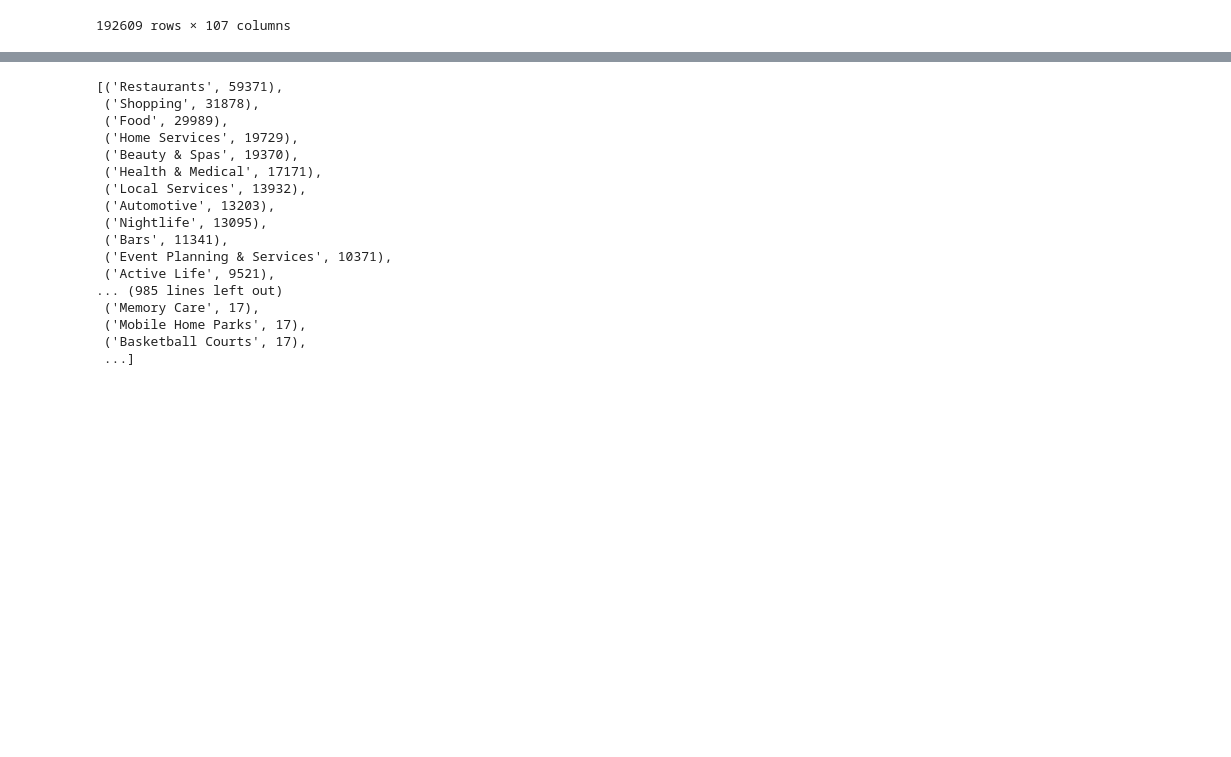
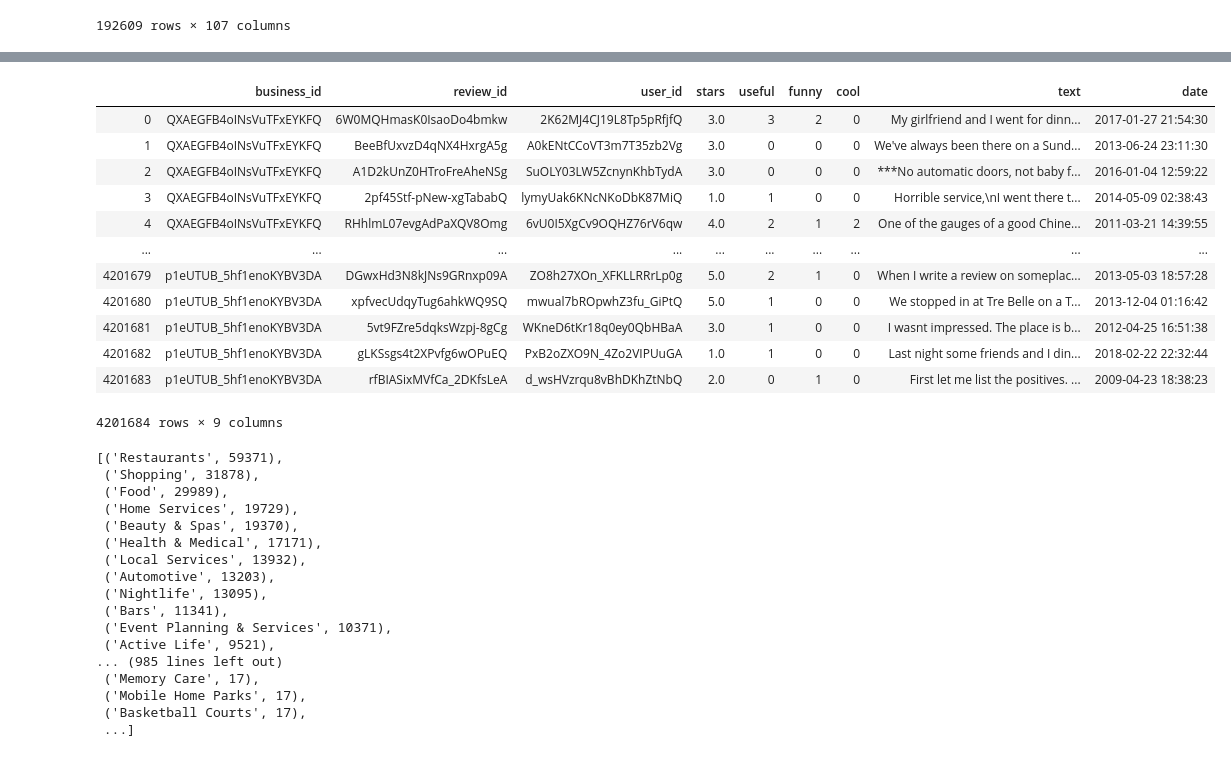
Before and after one commit to wonchankim97/Yelp-Recommender, a Jupyter notebook: EDA_KISOO.ipynb, the cells around one changed output, grey strips where cells are left out. Saved outputs shown, nothing was run; the diff lists cells and outputs as text; code cells hidden in the pictures; blank space fills up the shorter version.

```diff
--- a/EDA_KISOO.ipynb
+++ b/EDA_KISOO.ipynb
@@ -154,0 +217,4 @@ restaurant
+# %%
+#review_restaurant = review[review['business_id'].apply(lambda x:x in list(restaurant['business_id']))]
+res_k = restaurant[['business_id']]
+review_restaurant = res_k.merge(review, how='left',on='business_id')
@@ -155,3 +223,19 @@ restaurant
+# %%
+review_restaurant
+# %% [output]
+|  | business_id | review_id | user_id | stars | useful | funny | cool | text | date |
+| 0 | QXAEGFB4oINsVuTFxEYKFQ | 6W0MQHmasK0IsaoDo4bmkw | 2K62MJ4CJ19L8Tp5pRfjfQ | 3.0 | 3 | 2 | 0 | My girlfriend and I went for dinn... | 2017-01-27 21:54:30 |
+| 1 | QXAEGFB4oINsVuTFxEYKFQ | BeeBfUxvzD4qNX4HxrgA5g | A0kENtCCoVT3m7T35zb2Vg | 3.0 | 0 | 0 | 0 | We've always been there on a Sund... | 2013-06-24 23:11:30 |
+| 2 | QXAEGFB4oINsVuTFxEYKFQ | A1D2kUnZ0HTroFreAheNSg | SuOLY03LW5ZcnynKhbTydA | 3.0 | 0 | 0 | 0 | ***No automatic doors, not baby f... | 2016-01-04 12:59:22 |
+| 3 | QXAEGFB4oINsVuTFxEYKFQ | 2pf45Stf-pNew-xgTababQ | lymyUak6KNcNKoDbK87MiQ | 1.0 | 1 | 0 | 0 | Horrible service,\nI went there t... | 2014-05-09 02:38:43 |
+| 4 | QXAEGFB4oINsVuTFxEYKFQ | RHhlmL07evgAdPaXQV8Omg | 6vU0I5XgCv9OQHZ76rV6qw | 4.0 | 2 | 1 | 2 | One of the gauges of a good Chine... | 2011-03-21 14:39:55 |
+| ... | ... | ... | ... | ... | ... | ... | ... | ... | ... |
+| 4201679 | p1eUTUB_5hf1enoKYBV3DA | DGwxHd3N8kJNs9GRnxp09A | ZO8h27XOn_XFKLLRRrLp0g | 5.0 | 2 | 1 | 0 | When I write a review on someplac... | 2013-05-03 18:57:28 |
+| 4201680 | p1eUTUB_5hf1enoKYBV3DA | xpfvecUdqyTug6ahkWQ9SQ | mwual7bROpwhZ3fu_GiPtQ | 5.0 | 1 | 0 | 0 | We stopped in at Tre Belle on a T... | 2013-12-04 01:16:42 |
+| 4201681 | p1eUTUB_5hf1enoKYBV3DA | 5vt9FZre5dqksWzpj-8gCg | WKneD6tKr18q0ey0QbHBaA | 3.0 | 1 | 0 | 0 | I wasnt impressed. The place is b... | 2012-04-25 16:51:38 |
+| 4201682 | p1eUTUB_5hf1enoKYBV3DA | gLKSsgs4t2XPvfg6wOPuEQ | PxB2oZXO9N_4Zo2VIPUuGA | 1.0 | 1 | 0 | 0 | Last night some friends and I din... | 2018-02-22 22:32:44 |
+| 4201683 | p1eUTUB_5hf1enoKYBV3DA | rfBIASixMVfCa_2DKfsLeA | d_wsHVzrqu8vBhDKhZtNbQ | 2.0 | 0 | 1 | 0 | First let me list the positives. ... | 2009-04-23 18:38:23 |
+4201684 rows × 9 columns
 # %%
 cat = []
 [cat.extend(n.split(',')) for n in business['categories'] if n is not None ]
```
Also changed, not shown: parts of 18 cells of this notebook.
